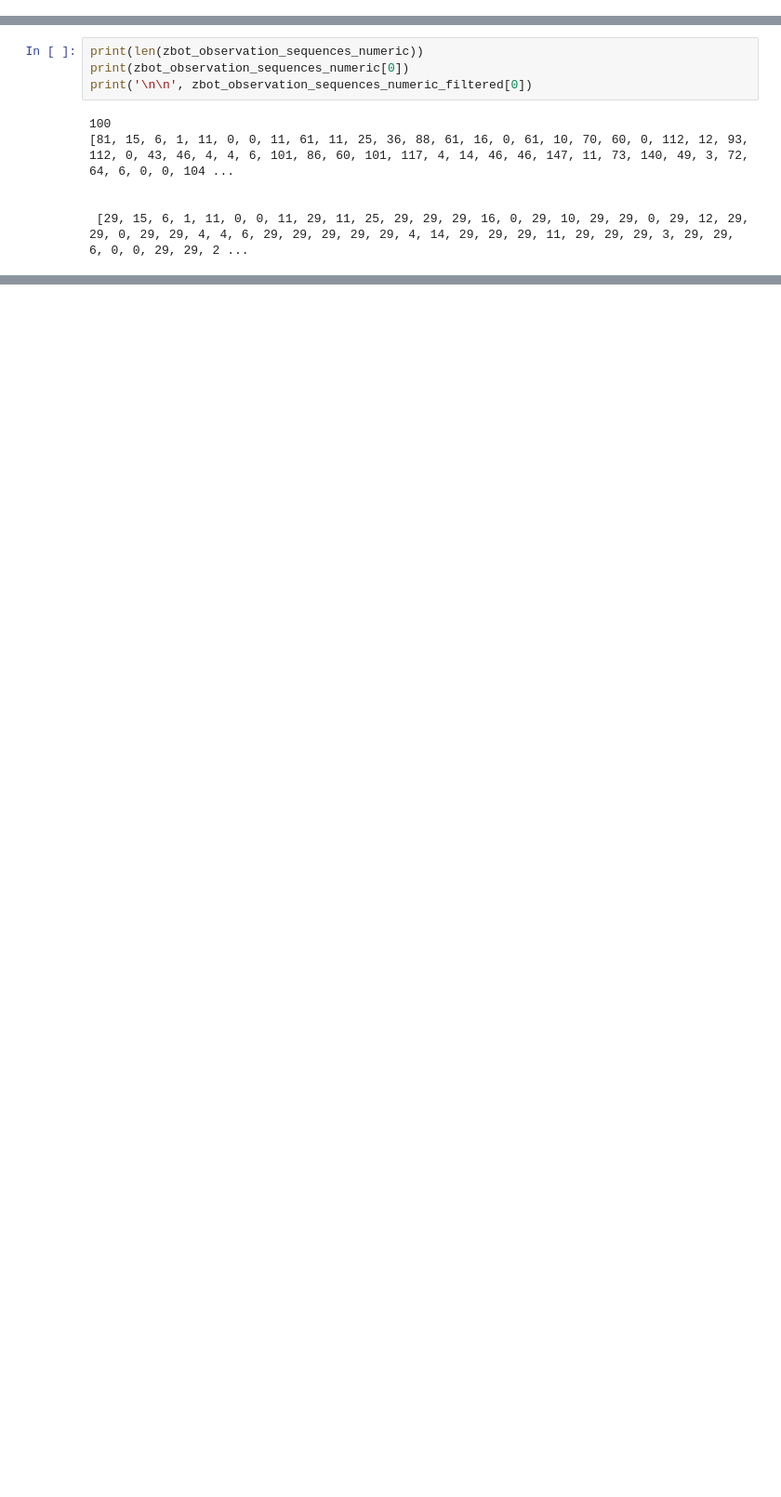
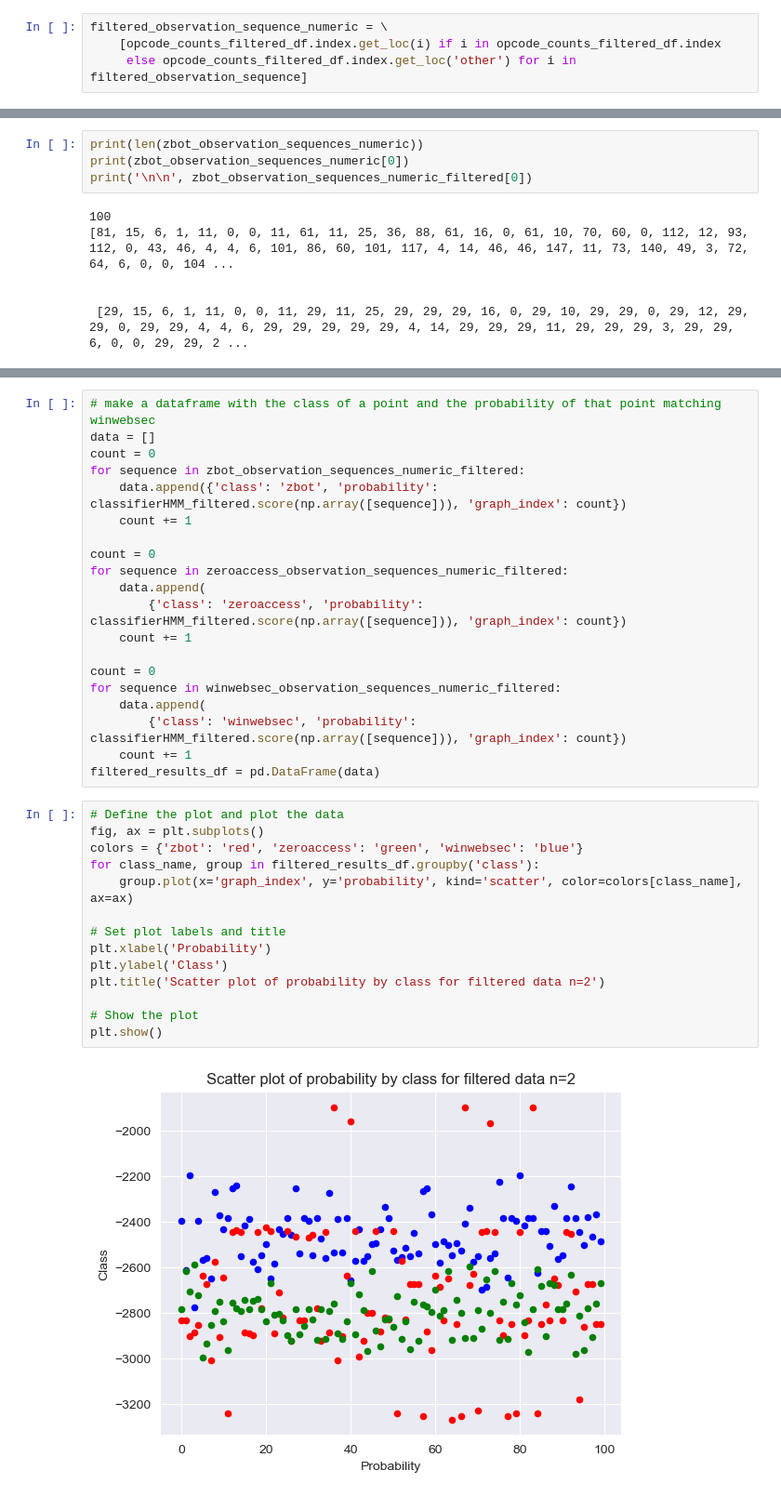
Before and after one commit to townsag/CS131, a Jupyter notebook: midterm1.ipynb, the cells around one changed output, grey strips where cells are left out. Shown: that part at 93% size. Saved outputs shown, nothing was run; the diff lists cells and outputs as text; blank space fills up the shorter version.

```diff
--- a/midterm1.ipynb
+++ b/midterm1.ipynb
@@ -259 +240,5 @@ filtered_observation_sequence_numeric = \
+# %%
+filtered_observation_sequence_numeric = \
+    [opcode_counts_filtered_df.index.get_loc(i) if i in opcode_counts_filtered_df.index
+     else opcode_counts_filtered_df.index.get_loc('other') for i in filtered_observation_sequence]
 # %%
@@ -499,0 +479,36 @@ plt.show()
+# %%
+# make a dataframe with the class of a point and the probability of that point matching winwebsec
+data = []
+count = 0
+for sequence in zbot_observation_sequences_numeric_filtered:
+    data.append({'class': 'zbot', 'probability': classifierHMM_filtered.score(np.array([sequence])), 'graph_index': count})
+    count += 1
+
+count = 0
+for sequence in zeroaccess_observation_sequences_numeric_filtered:
+    data.append(
+        {'class': 'zeroaccess', 'probability': classifierHMM_filtered.score(np.array([sequence])), 'graph_index': count})
+    count += 1
+
+count = 0
+for sequence in winwebsec_observation_sequences_numeric_filtered:
+    data.append(
+        {'class': 'winwebsec', 'probability': classifierHMM_filtered.score(np.array([sequence])), 'graph_index': count})
+    count += 1
+filtered_results_df = pd.DataFrame(data)
+# %%
+# Define the plot and plot the data
+fig, ax = plt.subplots()
+colors = {'zbot': 'red', 'zeroaccess': 'green', 'winwebsec': 'blue'}
+for class_name, group in filtered_results_df.groupby('class'):
+    group.plot(x='graph_index', y='probability', kind='scatter', color=colors[class_name], ax=ax)
+
+# Set plot labels and title
+plt.xlabel('Probability')
+plt.ylabel('Class')
+plt.title('Scatter plot of probability by class for filtered data n=2')
+
+# Show the plot
+plt.show()
+# %% [output]
+[figure, added]
```
Also changed, not shown: parts of 26 cells of this notebook.
